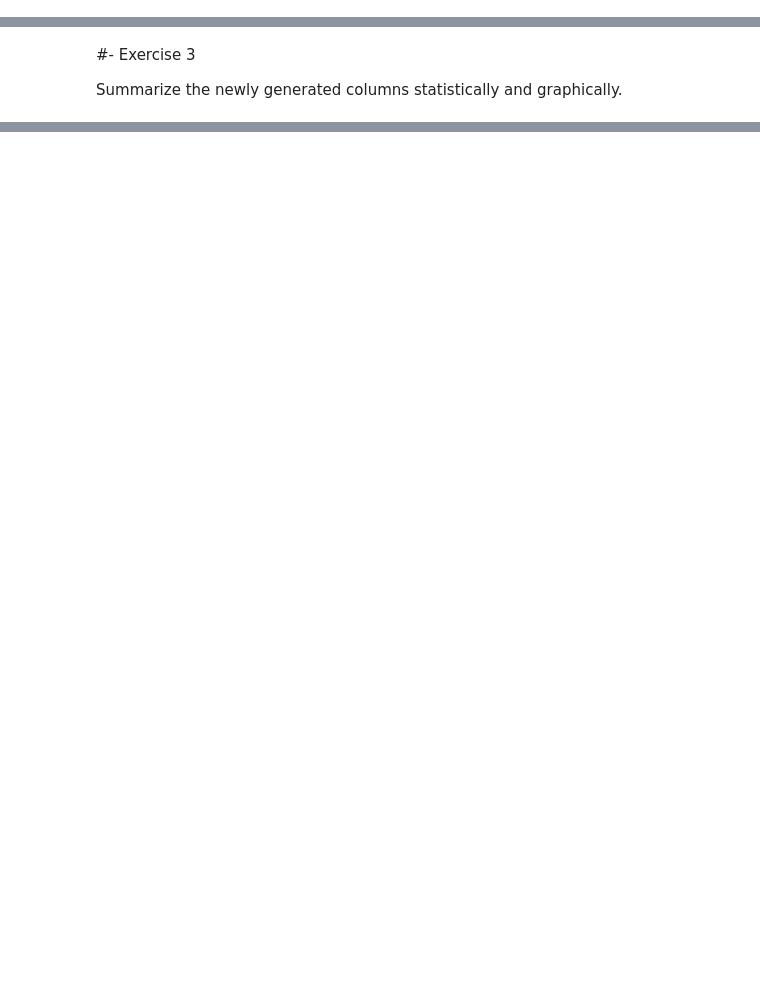
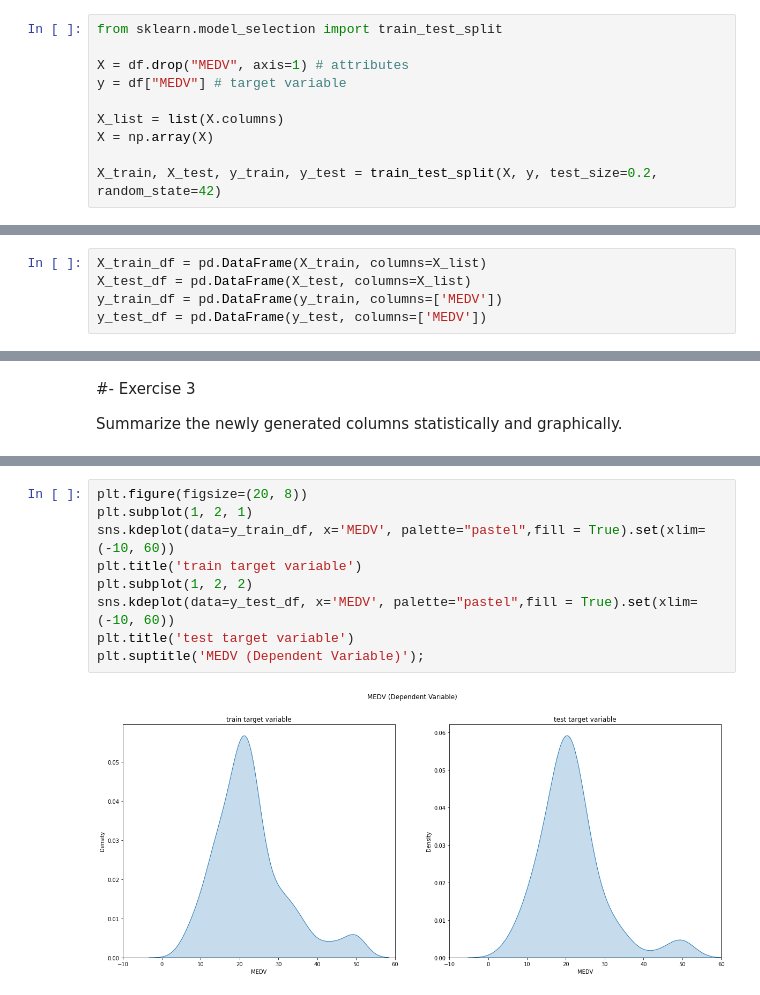
Before and after one commit to ddenebb/hipotesis_testing, a Jupyter notebook: Tasca_M5_T02.ipynb, the cells around one changed output, grey strips where cells are left out. Saved outputs shown, nothing was run; the diff lists cells and outputs as text; blank space fills up the shorter version.

```diff
--- a/Tasca_M5_T02.ipynb
+++ b/Tasca_M5_T02.ipynb
@@ -180,0 +158,10 @@ Name: Pts, dtype: float64
+# %%
+from sklearn.model_selection import train_test_split
+
+X = df.drop("MEDV", axis=1) # attributes
+y = df["MEDV"] # target variable
+
+X_list = list(X.columns)
+X = np.array(X)
+
+X_train, X_test, y_train, y_test = train_test_split(X, y, test_size=0.2, random_state=42)
@@ -180,0 +170,5 @@ Name: Pts, dtype: float64
+# %%
+X_train_df = pd.DataFrame(X_train, columns=X_list)
+X_test_df = pd.DataFrame(X_test, columns=X_list)
+y_train_df = pd.DataFrame(y_train, columns=['MEDV'])
+y_test_df = pd.DataFrame(y_test, columns=['MEDV'])
@@ -341,0 +487,11 @@ plt.show()
+# %%
+plt.figure(figsize=(20, 8))
+plt.subplot(1, 2, 1)
+sns.kdeplot(data=y_train_df, x='MEDV', palette="pastel",fill = True).set(xlim=(-10, 60))
+plt.title('train target variable')
+plt.subplot(1, 2, 2)
+sns.kdeplot(data=y_test_df, x='MEDV', palette="pastel",fill = True).set(xlim=(-10, 60))
+plt.title('test target variable')
+plt.suptitle('MEDV (Dependent Variable)');
+# %% [output]
+[figure, added]
```
Also changed, not shown: parts of 52 cells of this notebook.
